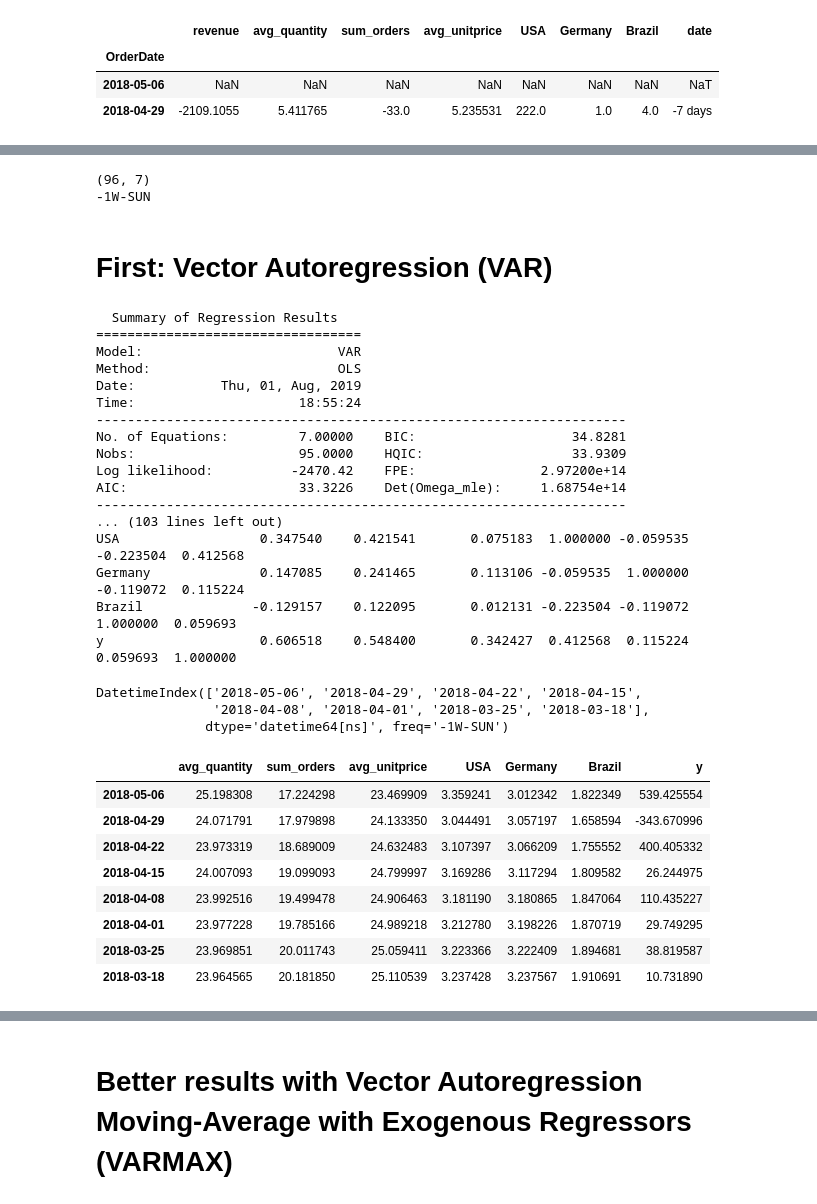
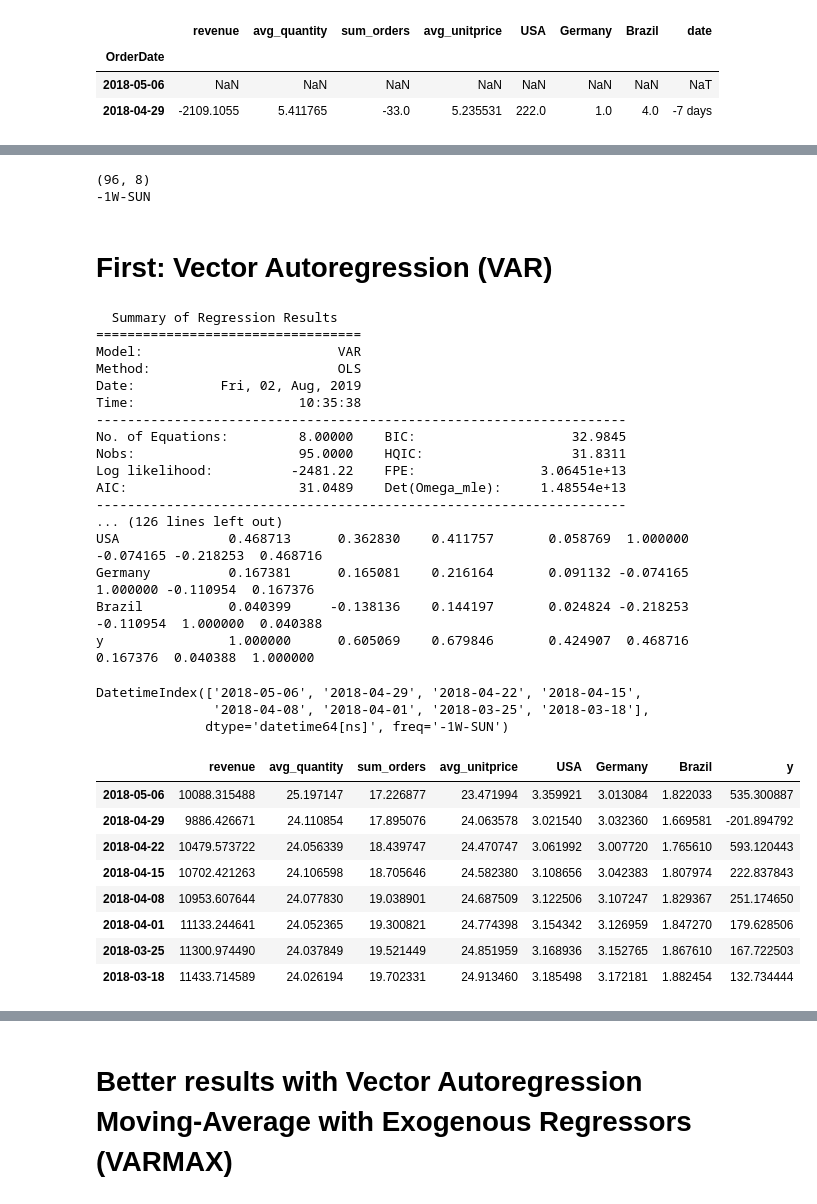
Before and after one commit to JGruettner/comprehensive_crm, a Jupyter notebook: Forecast_Multivari.ipynb, the cells around one changed output, grey strips where cells are left out. Saved outputs shown, nothing was run; the diff lists cells and outputs as text; code cells hidden in the pictures.

```diff
--- a/Forecast_Multivari.ipynb
+++ b/Forecast_Multivari.ipynb
@@ -202,12 +202,12 @@ pyoff.iplot(fig)
 [interactive output not drawn]
 # %%
 #Quick look at the parameters
-weekly = weekly.drop(['date', 'lag-1', 'revenue'], axis=1)
+weekly1 = weekly.drop(['date', 'lag-1'], axis=1)
 
-print(weekly.shape)
-print(pd.infer_freq(weekly.index))
+print(weekly1.shape)
+print(pd.infer_freq(weekly1.index))
 # %% [output]
-(96, 7)
+(96, 8)
 -1W-SUN
 # %% [markdown]
 # First: Vector Autoregression (VAR)
@@ -215,7 +215,7 @@ print(pd.infer_freq(weekly.index))
 #fit the model
 from statsmodels.tsa.vector_ar.var_model import VAR
 
-var_model = VAR(endog=weekly, dates=weekly.index, freq=pd.infer_freq(weekly.index))
+var_model = VAR(endog=weekly1, dates=weekly1.index, freq=pd.infer_freq(weekly1.index))
 # here the lag order is important
 var_res = var_model.fit(maxlags=None, method='ols', ic=None, trend='c', verbose=True)
 var_res.summary()
@@ -224,22 +224,22 @@ var_res.summary()
 ==================================
 Model:                         VAR
 Method:                        OLS
-Date:           Thu, 01, Aug, 2019
-Time:                     18:55:24
+Date:           Fri, 02, Aug, 2019
+Time:                     10:35:38
 --------------------------------------------------------------------
-No. of Equations:         7.00000    BIC:                    34.8281
-Nobs:                     95.0000    HQIC:                   33.9309
-Log likelihood:          -2470.42    FPE:                2.97200e+14
-AIC:                      33.3226    Det(Omega_mle):     1.68754e+14
+No. of Equations:         8.00000    BIC:                    32.9845
+Nobs:                     95.0000    HQIC:                   31.8311
+Log likelihood:          -2481.22    FPE:                3.06451e+13
+AIC:                      31.0489    Det(Omega_mle):     1.48554e+13
 --------------------------------------------------------------------
-... (103 lines left out)
-USA                  0.347540    0.421541       0.075183  1.000000 -0.059535 -0.223504  0.412568
-Germany              0.147085    0.241465       0.113106 -0.059535  1.000000 -0.119072  0.115224
-Brazil              -0.129157    0.122095       0.012131 -0.223504 -0.119072  1.000000  0.059693
-y                    0.606518    0.548400       0.342427  0.412568  0.115224  0.059693  1.000000
+... (126 lines left out)
+USA              0.468713      0.362830    0.411757       0.058769  1.000000 -0.074165 -0.218253  0.468716
+Germany          0.167381      0.165081    0.216164       0.091132 -0.074165  1.000000 -0.110954  0.167376
+Brazil           0.040399     -0.138136    0.144197       0.024824 -0.218253 -0.110954  1.000000  0.040388
+y                1.000000      0.605069    0.679846       0.424907  0.468716  0.167376  0.040388  1.000000
 # %%
 # Calculate dates forecasting next 2 months
-future_dates=pd.date_range(weekly.index.max(), periods=8, freq='-1W-SUN')
+future_dates=pd.date_range(weekly1.index.max(), periods=8, freq='-1W-SUN')
 future_dates
 # %% [output]
 DatetimeIndex(['2018-05-06', '2018-04-29', '2018-04-22', '2018-04-15',
@@ -247,18 +247,18 @@ DatetimeIndex(['2018-05-06', '2018-04-29', '2018-04-22', '2018-04-15',
               dtype='datetime64[ns]', freq='-1W-SUN')
 # %%
 yhat = var_res.forecast(var_res.y, steps=8)
-weekly2 = pd.DataFrame(data=yhat, columns=weekly.columns, index=future_dates)
+weekly2 = pd.DataFrame(data=yhat, columns=weekly1.columns, index=future_dates)
 weekly2.head(10)
 # %% [output]
-|  | avg_quantity | sum_orders | avg_unitprice | USA | Germany | Brazil | y |
-| 2018-05-06 | 25.198308 | 17.224298 | 23.469909 | 3.359241 | 3.012342 | 1.822349 | 539.425554 |
-| 2018-04-29 | 24.071791 | 17.979898 | 24.133350 | 3.044491 | 3.057197 | 1.658594 | -343.670996 |
-| 2018-04-22 | 23.973319 | 18.689009 | 24.632483 | 3.107397 | 3.066209 | 1.755552 | 400.405332 |
-| 2018-04-15 | 24.007093 | 19.099093 | 24.799997 | 3.169286 | 3.117294 | 1.809582 | 26.244975 |
-| 2018-04-08 | 23.992516 | 19.499478 | 24.906463 | 3.181190 | 3.180865 | 1.847064 | 110.435227 |
-| 2018-04-01 | 23.977228 | 19.785166 | 24.989218 | 3.212780 | 3.198226 | 1.870719 | 29.749295 |
-| 2018-03-25 | 23.969851 | 20.011743 | 25.059411 | 3.223366 | 3.222409 | 1.894681 | 38.819587 |
-| 2018-03-18 | 23.964565 | 20.181850 | 25.110539 | 3.237428 | 3.237567 | 1.910691 | 10.731890 |
+|  | revenue | avg_quantity | sum_orders | avg_unitprice | USA | Germany | Brazil | y |
+| 2018-05-06 | 10088.315488 | 25.197147 | 17.226877 | 23.471994 | 3.359921 | 3.013084 | 1.822033 | 535.300887 |
+| 2018-04-29 | 9886.426671 | 24.110854 | 17.895076 | 24.063578 | 3.021540 | 3.032360 | 1.669581 | -201.894792 |
+| 2018-04-22 | 10479.573722 | 24.056339 | 18.439747 | 24.470747 | 3.061992 | 3.007720 | 1.765610 | 593.120443 |
+| 2018-04-15 | 10702.421263 | 24.106598 | 18.705646 | 24.582380 | 3.108656 | 3.042383 | 1.807974 | 222.837843 |
+| 2018-04-08 | 10953.607644 | 24.077830 | 19.038901 | 24.687509 | 3.122506 | 3.107247 | 1.829367 | 251.174650 |
+| 2018-04-01 | 11133.244641 | 24.052365 | 19.300821 | 24.774398 | 3.154342 | 3.126959 | 1.847270 | 179.628506 |
+| 2018-03-25 | 11300.974490 | 24.037849 | 19.521449 | 24.851959 | 3.168936 | 3.152765 | 1.867610 | 167.722503 |
+| 2018-03-18 | 11433.714589 | 24.026194 | 19.702331 | 24.913460 | 3.185498 | 3.172181 | 1.882454 | 132.734444 |
 # %%
 #var_res.plot_forecast(8)
 weekly_pred=var_res.fittedvalues
```
Also changed, not shown: parts of 16 cells of this notebook, 1 other file.
